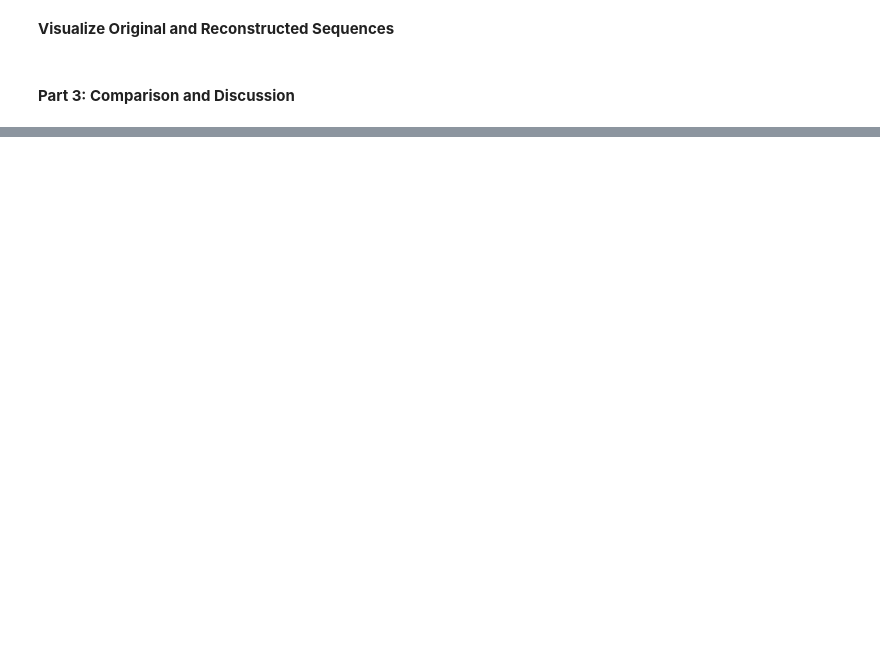
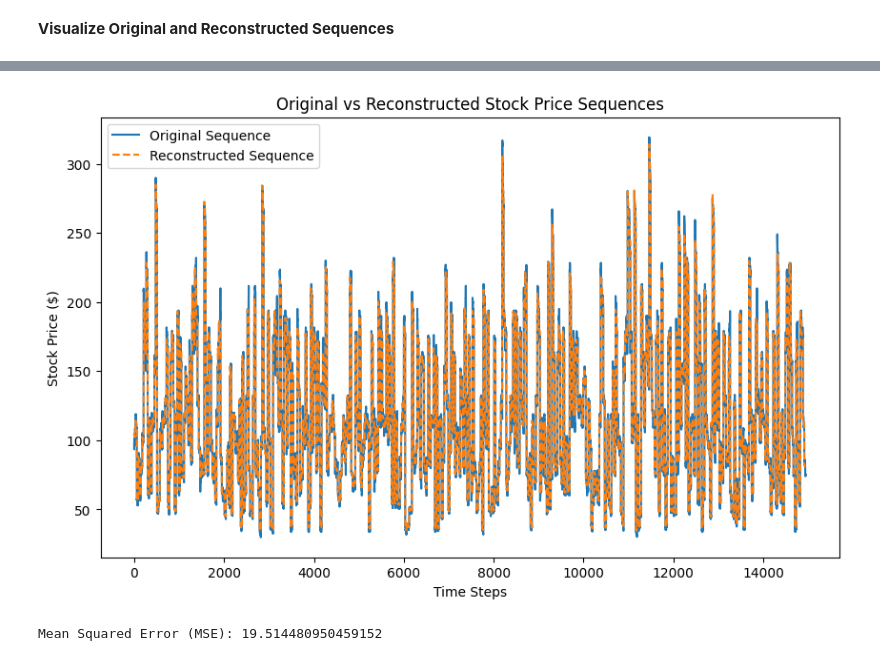
Before and after one commit to adhish-bahl/2347203_NNDL_Lab, a Jupyter notebook: 2347203_Lab8.ipynb, the cells around one changed output, grey strips where cells are left out. Drawn from its saved outputs; the diff is of its cells as text; code cells hidden in the pictures; blank space fills up the shorter version.

```diff
--- a/2347203_Lab8.ipynb
+++ b/2347203_Lab8.ipynb
@@ -155,2 +149,5 @@ plt.show()
+# %%
+scaler = MinMaxScaler(feature_range=(0, 1))
+stock_prices_scaled = scaler.fit_transform(stock_prices)
 # %% [markdown]
 **Generate synthetic sequential data**
@@ -185,0 +173,20 @@ lstm_autoencoder.summary()
+# %%
+def build_lstm_autoencoder(input_shape):
+    model = Sequential()
+
+    # Encoder
+    model.add(LSTM(128, activation='relu', input_shape=input_shape, return_sequences=False))
+
+    # Latent space representation
+    model.add(RepeatVector(sequence_length))
+
+    # Decoder
+    model.add(LSTM(128, activation='relu', return_sequences=True))
+    model.add(TimeDistributed(Dense(1)))
+
+    model.compile(optimizer='adam', loss='mse')
+    return model
+
+# Build the model
+model = build_lstm_autoencoder((X_train.shape[1], 1))
+model.summary()
@@ -186,7 +209,4 @@ lstm_autoencoder.summary()
 # %% [markdown]
 **Train the Autoencoder**
 # %%
-history = lstm_autoencoder.fit(x_train, x_train,
-                               epochs=30,
-                               batch_size=32,
-                               validation_data=(x_test, x_test))
+history = model.fit(X_train, X_train, epochs=20, batch_size=32, validation_data=(X_test, X_test), verbose=1)
@@ -204,2 +233,18 @@ for i in range(3):  # Plot a few sequences
-# %% [markdown]
-#### **Part 3: Comparison and Discussion**
+# %%
+# Predict the reconstructed sequences on test set
+X_pred = model.predict(X_test)
+
+# Inverse transform to get the original stock prices (from scaled data)
+X_test_inv = scaler.inverse_transform(X_test.reshape(-1, 1))
+X_pred_inv = scaler.inverse_transform(X_pred.reshape(-1, 1))
+
+plt.figure(figsize=(10, 6))
+plt.plot(X_test_inv, label="Original Sequence")
+plt.plot(X_pred_inv, label="Reconstructed Sequence", linestyle='dashed')
+
+plt.xlabel("Time Steps")
+plt.ylabel("Stock Price ($)")
+plt.legend()
+plt.title("Original vs Reconstructed Stock Price Sequences")
+plt.show()
+# %% [output]
@@ -205,0 +252,7 @@ for i in range(3):  # Plot a few sequences
+[figure, added]
+# %%
+# Calculate Mean Squared Error (MSE)
+mse = mean_squared_error(X_test_inv, X_pred_inv)
+print(f'Mean Squared Error (MSE): {mse}')
+# %% [output]
+Mean Squared Error (MSE): 19.514480950459152
```
Also changed, not shown: parts of 34 cells of this notebook.
